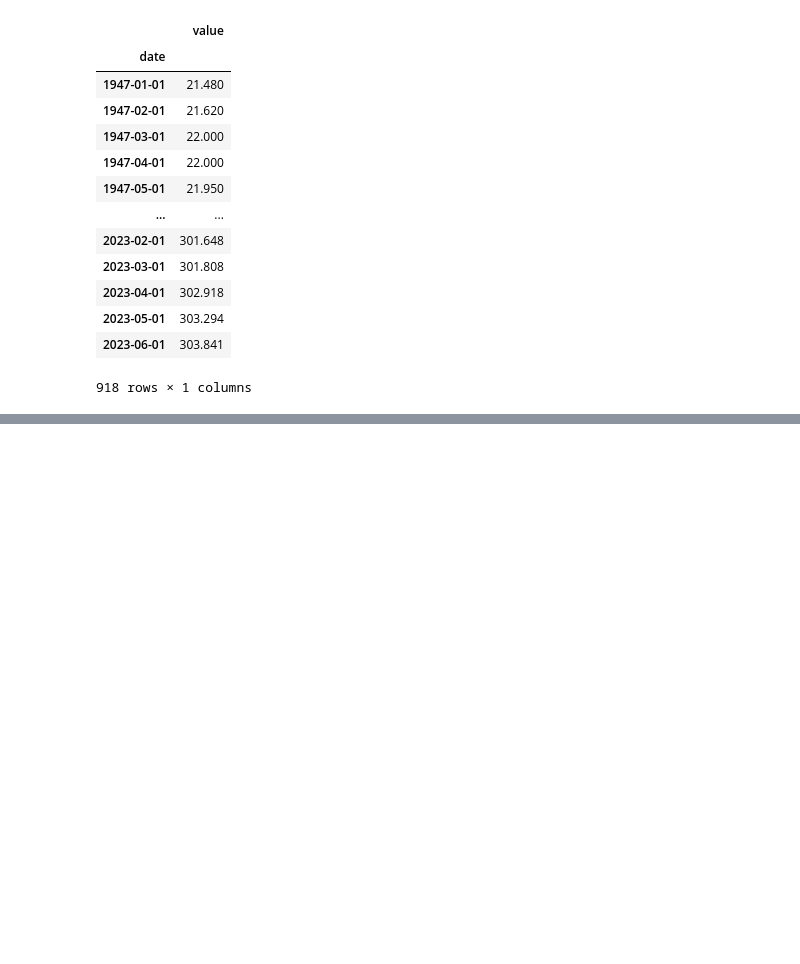
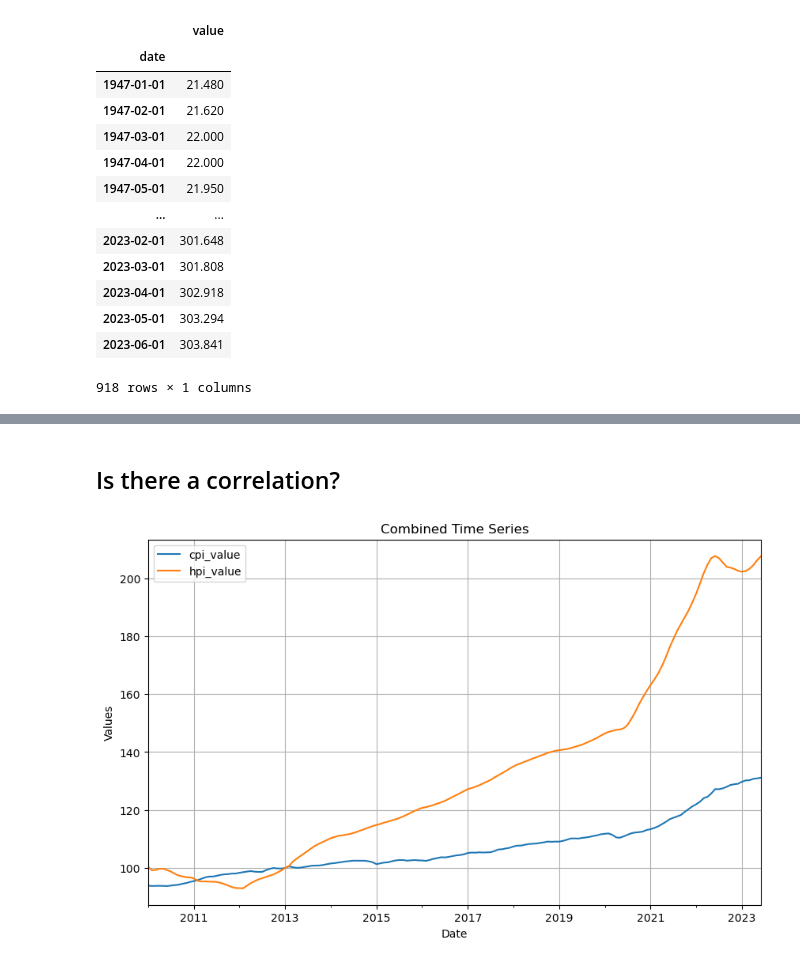
Before and after one commit to xraySMULu/the-big-squeeze, a Jupyter notebook: Code/mn_analysis.ipynb, the cells around one changed output, grey strips where cells are left out. Cells and saved outputs as stored; diff of their text form; code cells hidden in the pictures; blank space fills up the shorter version.

```diff
--- a/Code/mn_analysis.ipynb
+++ b/Code/mn_analysis.ipynb
@@ -77,0 +253,12 @@ inflation_df
+# %% [markdown]
+## Is there a correlation?
+# %%
+# Combine cpi and hpi data frames
+combine_df=pd.concat([cpi_df,hpi_df],axis=1).dropna()
+combine_df.plot(title='Combined Time Series', figsize=(10, 6))
+plt.xlabel('Date')
+plt.ylabel('Values')
+plt.grid()
+plt.show()
+# %% [output]
+[figure, added]
```
Also changed, not shown: parts of 28 cells of this notebook.
